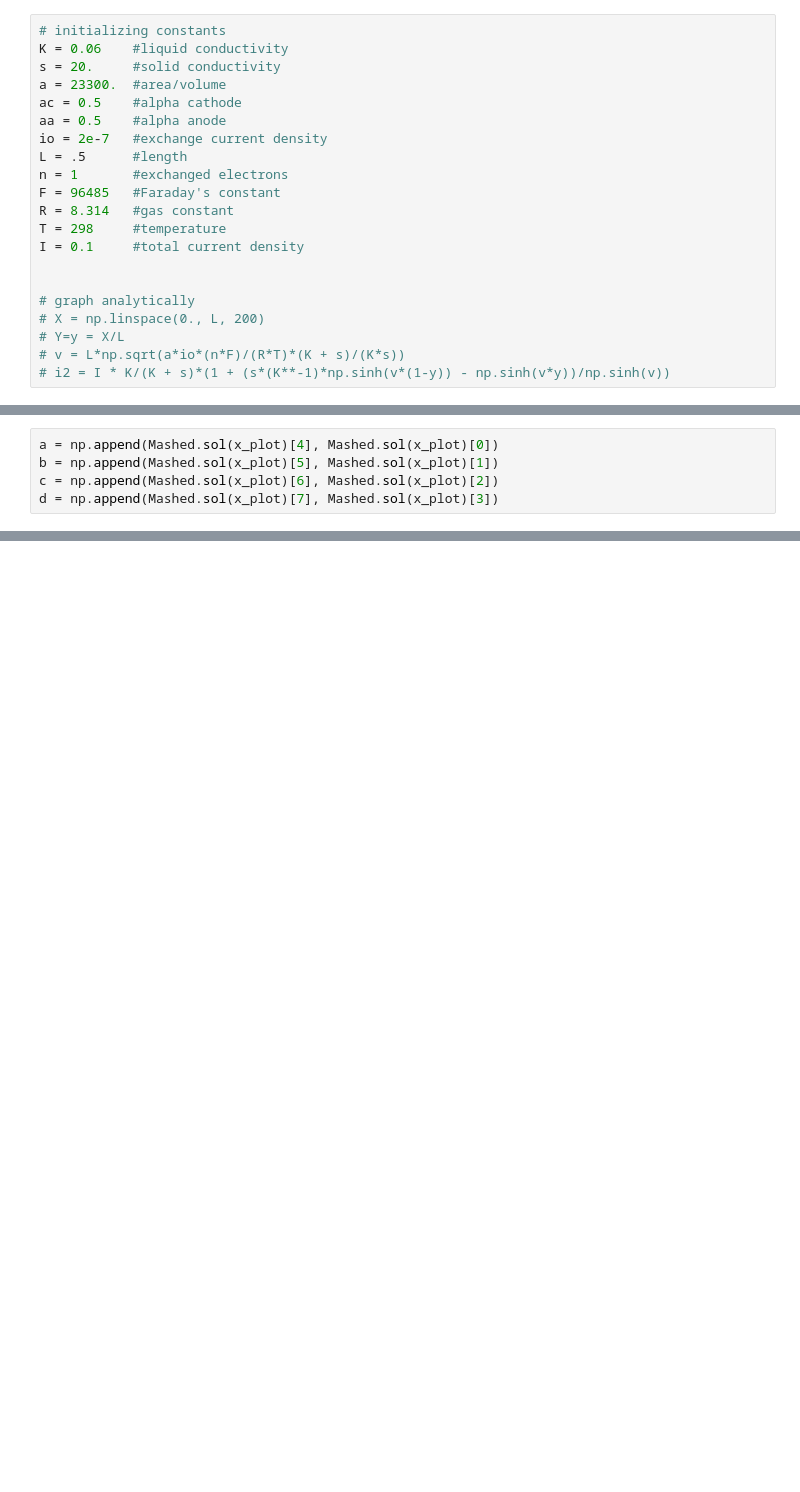
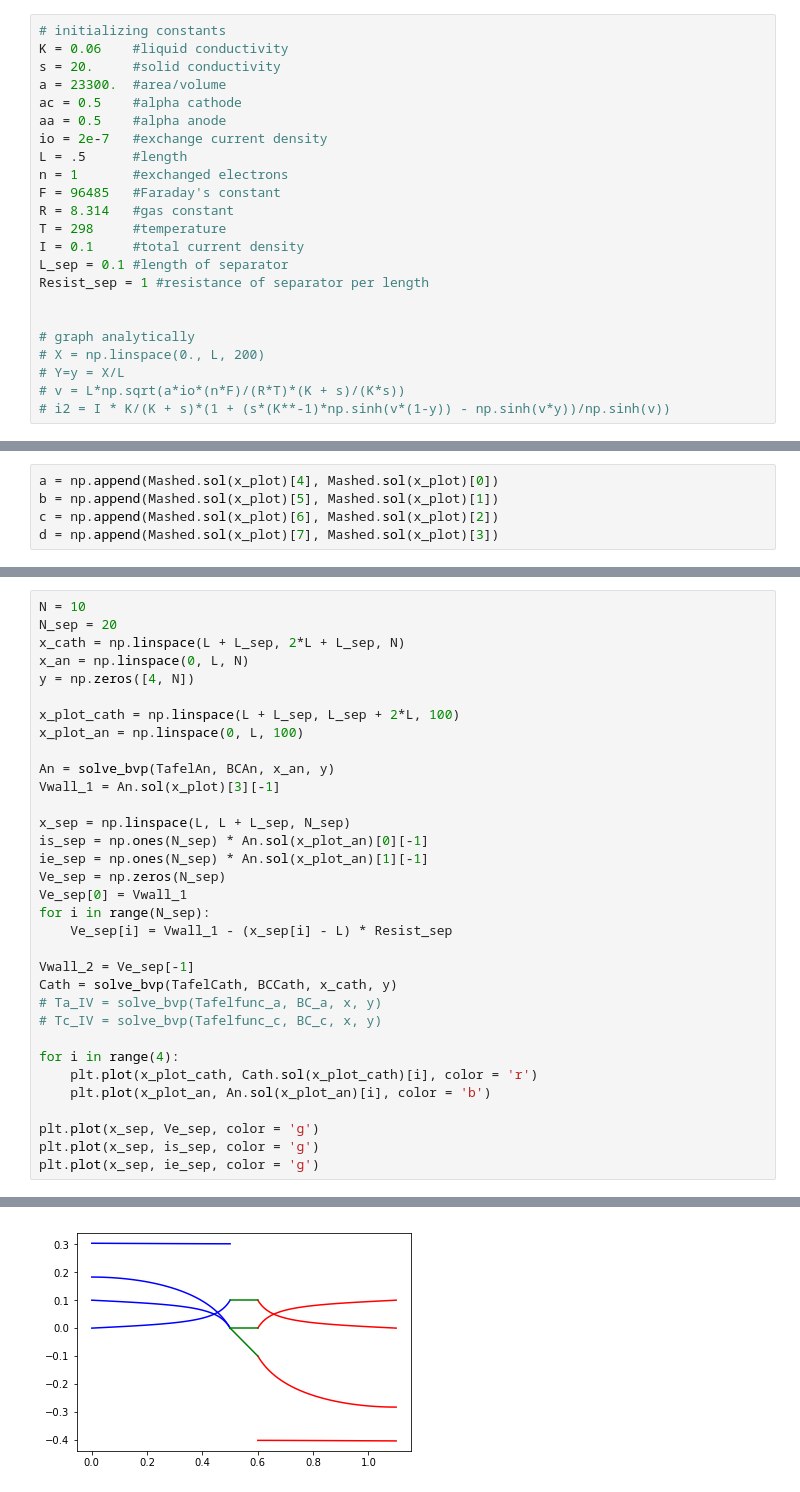
Before and after one commit to dalcox/batteries, a Jupyter notebook: Battery Modeling 1D Steady State.ipynb, the cells around one changed output, grey strips where cells are left out. Drawn from its saved outputs; the diff is of its cells as text; blank space fills up the shorter version.

Commit message:
Functional anode, cathode, and separator
First draft of full battery configuration achieved

```diff
--- a/Battery Modeling 1D Steady State.ipynb
+++ b/Battery Modeling 1D Steady State.ipynb
@@ -20,6 +22,8 @@ F = 96485   #Faraday's constant
 R = 8.314   #gas constant
 T = 298     #temperature
 I = 0.1     #total current density
+L_sep = 0.1 #length of separator
+Resist_sep = 1 #resistance of separator per length
 
 
 # graph analytically
@@ -273,0 +334,34 @@ for i in range(4):
+# %%
+N = 10
+N_sep = 20
+x_cath = np.linspace(L + L_sep, 2*L + L_sep, N)
+x_an = np.linspace(0, L, N)
+y = np.zeros([4, N])
+
+x_plot_cath = np.linspace(L + L_sep, L_sep + 2*L, 100)
+x_plot_an = np.linspace(0, L, 100)
+
+An = solve_bvp(TafelAn, BCAn, x_an, y)
+Vwall_1 = An.sol(x_plot)[3][-1]
+
+x_sep = np.linspace(L, L + L_sep, N_sep)
+is_sep = np.ones(N_sep) * An.sol(x_plot_an)[0][-1]
+ie_sep = np.ones(N_sep) * An.sol(x_plot_an)[1][-1]
+Ve_sep = np.zeros(N_sep)
+Ve_sep[0] = Vwall_1
+for i in range(N_sep):
+    Ve_sep[i] = Vwall_1 - (x_sep[i] - L) * Resist_sep
+
+Vwall_2 = Ve_sep[-1]
+Cath = solve_bvp(TafelCath, BCCath, x_cath, y)
+# Ta_IV = solve_bvp(Tafelfunc_a, BC_a, x, y)
+# Tc_IV = solve_bvp(Tafelfunc_c, BC_c, x, y)
+
+for i in range(4):
+    plt.plot(x_plot_cath, Cath.sol(x_plot_cath)[i], color = 'r')
+    plt.plot(x_plot_an, An.sol(x_plot_an)[i], color = 'b')
+
+plt.plot(x_sep, Ve_sep, color = 'g')
+plt.plot(x_sep, is_sep, color = 'g')
+plt.plot(x_sep, ie_sep, color = 'g')
+# %% [output]
@@ -273,0 +369 @@ for i in range(4):
+[figure, added]
```
Also changed, not shown: parts of 8 cells of this notebook, 2 other files.
